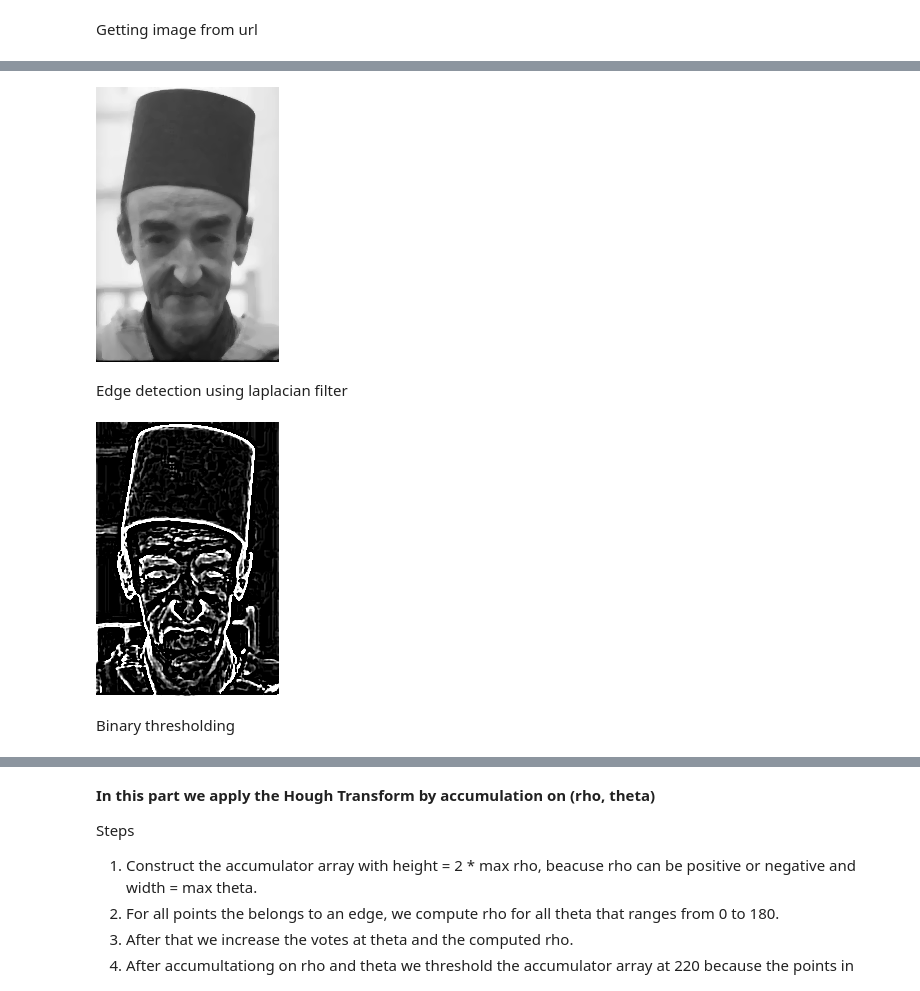
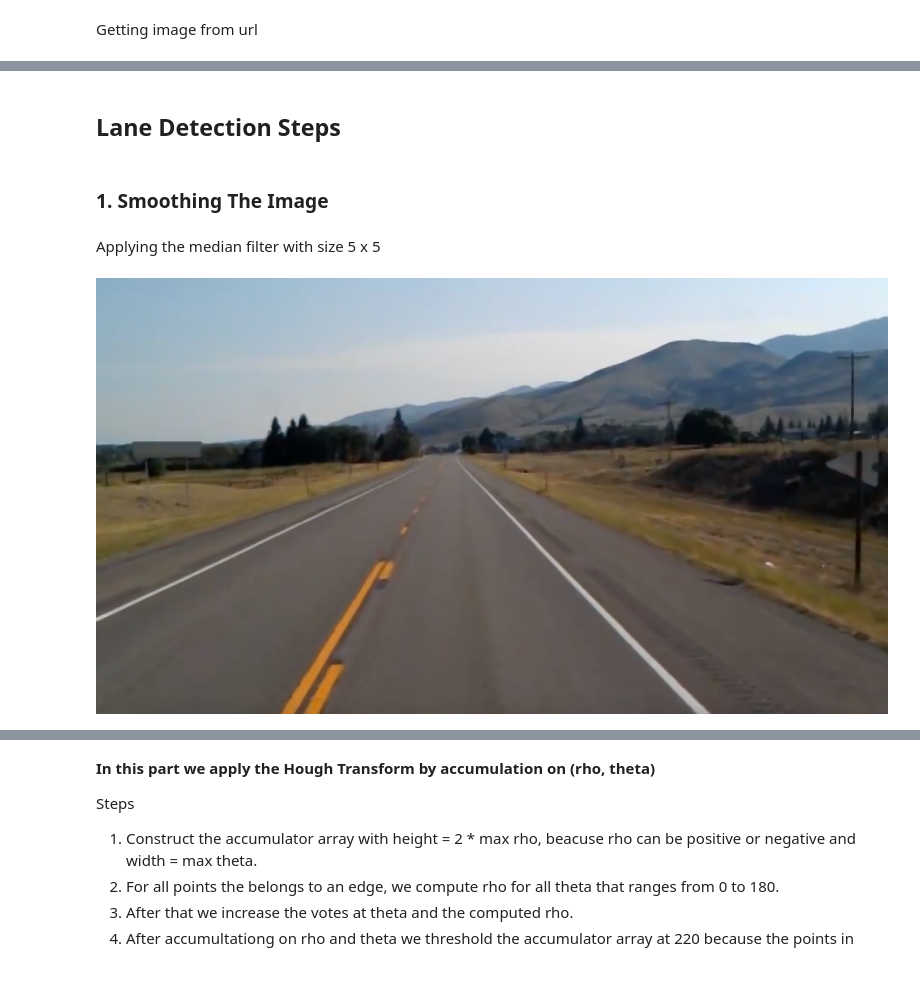
Before and after one commit to Youhanna-Yousry/Image-Cartoonifying-and-Lane-Detection, a Jupyter notebook: LaneDetection.ipynb, the cells around one changed output, grey strips where cells are left out. Cells and saved outputs as stored; diff of their text form; code cells hidden in the pictures.

Commit message:
modified image link in part2

```diff
--- a/LaneDetection.ipynb
+++ b/LaneDetection.ipynb
@@ -26,0 +27,8 @@ Noise reduction using median filter
+# %%
+image_url = 'https://raw.githubusercontent.com/Youhanna-Yousry/ImageCartoonifying-and-LaneDetection/master/assets/road_lanes.png'
+image_name = 'part2_image.png'
+image_path = download_image(image_url, image_name)
+
+colored_image = cv2.imread(image_path)
+gray_image = cv2.imread(image_path, 0)
+cv2_imshow(colored_image)
@@ -27,14 +37,11 @@ Noise reduction using median filter
+# %% [markdown]
+## Lane Detection Steps
+# %% [markdown]
+### 1. Smoothing The Image
+# %% [markdown]
+Applying the median filter with size 5 x 5
 # %%
-gray_blur = cv2.medianBlur(gray_img, 5)
-cv2_imshow(gray_blur)
+smoothed_image = cv2.medianBlur(colored_image, 5)
+cv2_imshow(smoothed_image)
 # %% [output]
-[figure, old version]
+[figure, new version]
-# %% [markdown]
-Edge detection using laplacian filter
-# %%
-laplacian_edge = cv2.Laplacian(gray_blur, 0, ksize=5)
-cv2_imshow(laplacian_edge)
-# %% [output]
-[figure, removed]
-# %% [markdown]
-Binary thresholding
```
Also changed, not shown: parts of 43 cells of this notebook.
